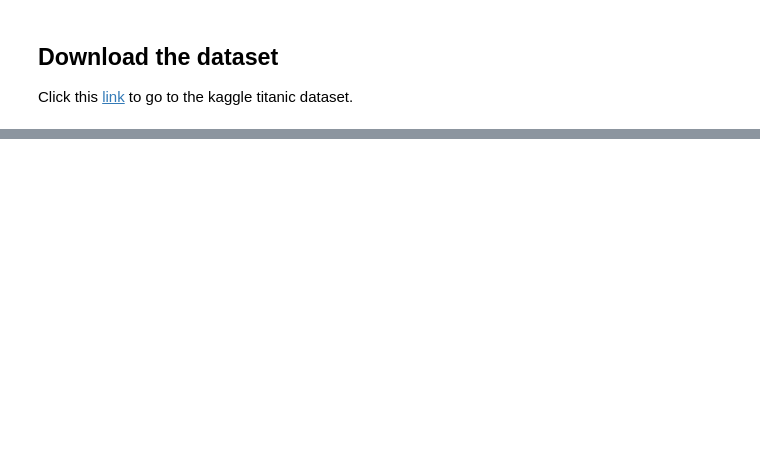
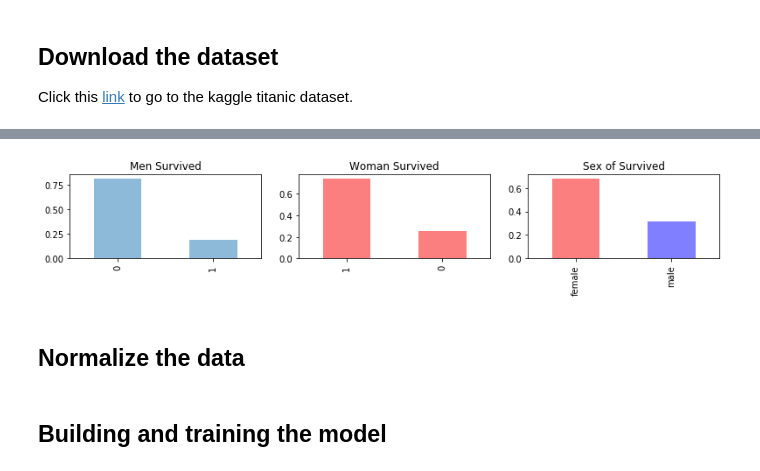
Before and after one commit to FlorianWoelki/titanic_classification, a Jupyter notebook: titanic_classification.ipynb, the cells around one changed output, grey strips where cells are left out. Drawn from its saved outputs; the diff is of its cells as text; code cells hidden in the pictures; blank space fills up the shorter version.

```diff
--- a/titanic_classification.ipynb
+++ b/titanic_classification.ipynb
@@ -55,0 +77,22 @@ df.head(10)
+# %%
+fig = plt.figure(figsize=(18, 6))
+
+female_color = '#FA0000'
+
+plt.subplot2grid((3, 4), (0, 0))
+df.Survived[df.Sex == 'male'].value_counts(normalize=True).plot(kind='bar', alpha=0.5)
+plt.title('Men Survived')
+
+plt.subplot2grid((3, 4), (0, 1))
+df.Survived[df.Sex == 'female'].value_counts(normalize=True).plot(kind='bar', alpha=0.5, color=female_color)
+plt.title('Woman Survived')
+
+plt.subplot2grid((3, 4), (0, 2))
+df.Sex[df.Survived == 1].value_counts(normalize=True).plot(kind='bar', alpha=0.5, color=[female_color, 'b'])
+plt.title('Sex of Survived')
+
+plt.show()
+# %% [output]
+[figure, added]
+# %% [markdown]
+## Normalize the data
@@ -55,0 +114,2 @@ df.head(10)
+# %% [markdown]
+## Building and training the model
```
Also changed, not shown: parts of 17 cells of this notebook.
